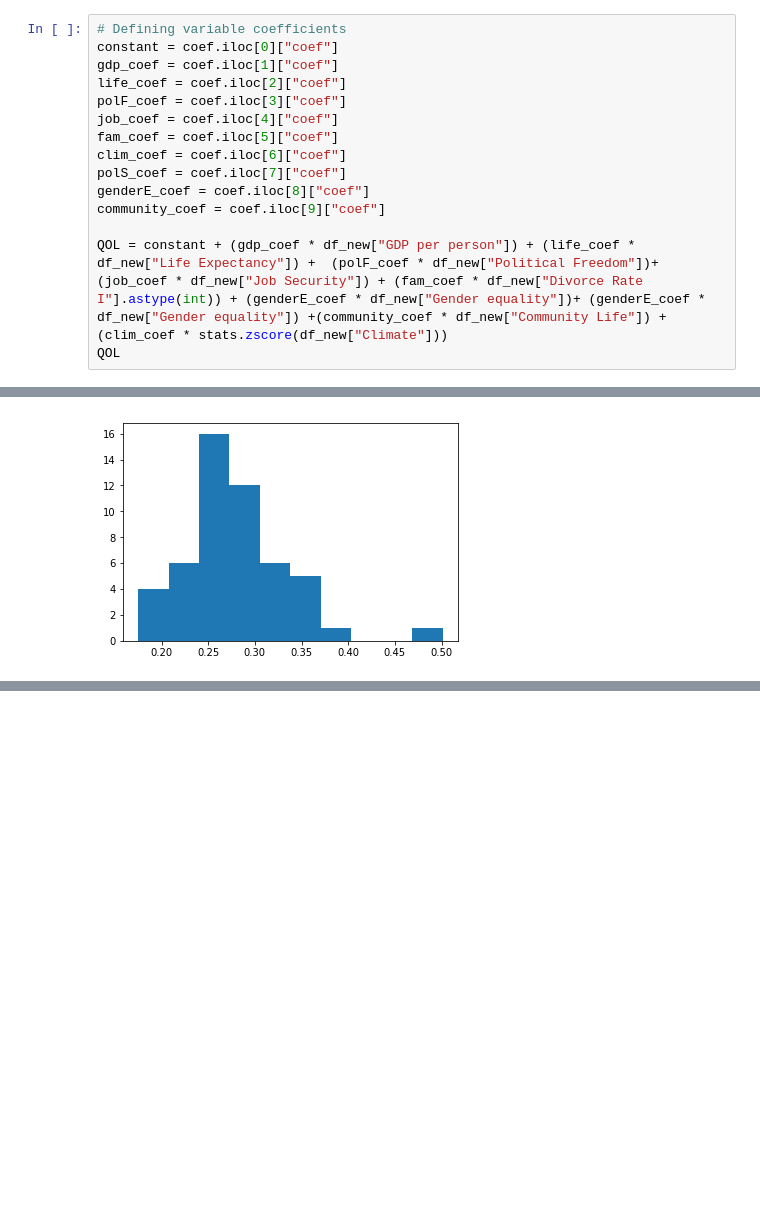
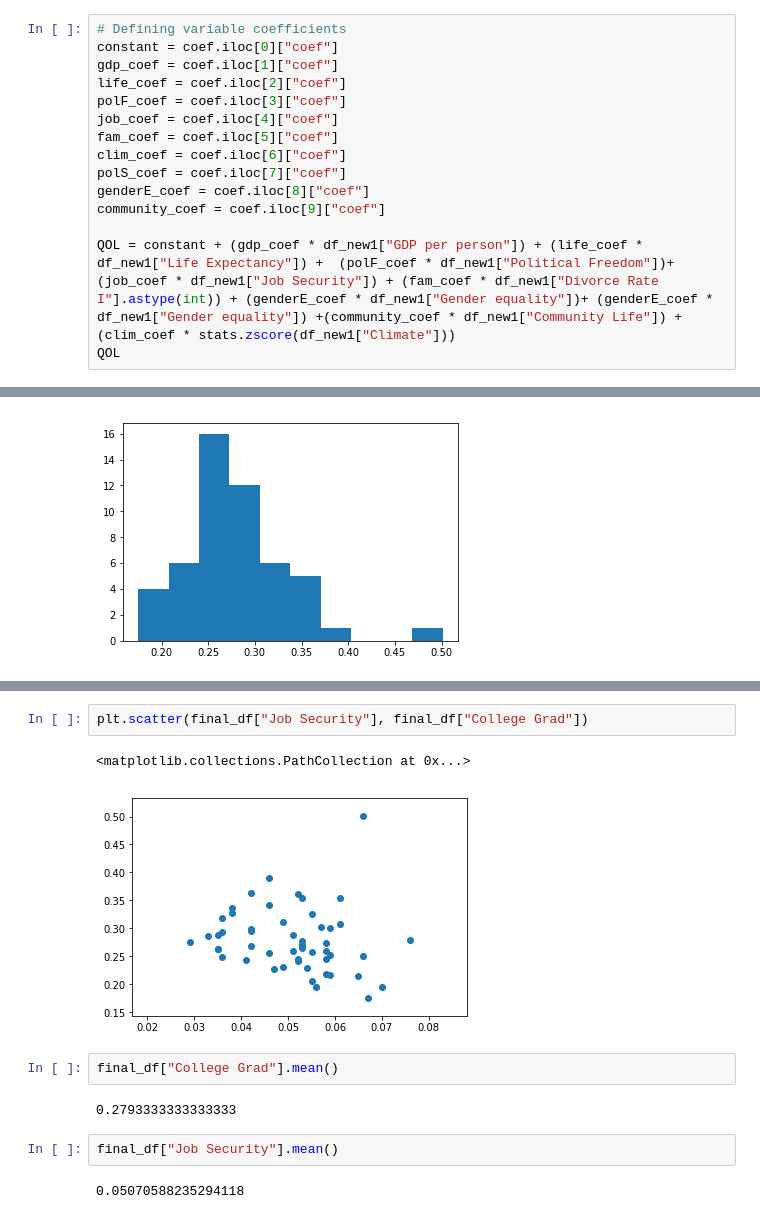
Before and after one commit to Massudi09/Team_5_Project_1, a Jupyter notebook: Untitled.ipynb, the cells around one changed output, grey strips where cells are left out. Saved outputs shown, nothing was run; the diff lists cells and outputs as text; blank space fills up the shorter version.

```diff
--- a/Untitled.ipynb
+++ b/Untitled.ipynb
@@ -111,7 +111,7 @@ polS_coef = coef.iloc[7]["coef"]
 genderE_coef = coef.iloc[8]["coef"]
 community_coef = coef.iloc[9]["coef"]
 
-QOL = constant + (gdp_coef * df_new["GDP per person"]) + (life_coef * df_new["Life Expectancy"]) +  (polF_coef * df_new["Political Freedom"])+ (job_coef * df_new["Job Security"]) + (fam_coef * df_new["Divorce Rate I"].astype(int)) + (genderE_coef * df_new["Gender equality"])+ (genderE_coef * df_new["Gender equality"]) +(community_coef * df_new["Community Life"]) + (clim_coef * stats.zscore(df_new["Climate"]))
+QOL = constant + (gdp_coef * df_new1["GDP per person"]) + (life_coef * df_new1["Life Expectancy"]) +  (polF_coef * df_new1["Political Freedom"])+ (job_coef * df_new1["Job Security"]) + (fam_coef * df_new1["Divorce Rate I"].astype(int)) + (genderE_coef * df_new1["Gender equality"])+ (genderE_coef * df_new1["Gender equality"]) +(community_coef * df_new1["Community Life"]) + (clim_coef * stats.zscore(df_new1["Climate"]))
 QOL
 # %% [output]
 0      9.499684
@@ -248,0 +282,13 @@ plt.hist(final_df["College Grad"])
+# %%
+plt.scatter(final_df["Job Security"], final_df["College Grad"])
+# %% [output]
+<matplotlib.collections.PathCollection at 0x...>
+[figure, added]
+# %%
+final_df["College Grad"].mean()
+# %% [output]
+0.2793333333333333
+# %%
+final_df["Job Security"].mean()
+# %% [output]
+0.05070588235294118
```
Also changed, not shown: parts of 4 cells of this notebook, 3 other files.
